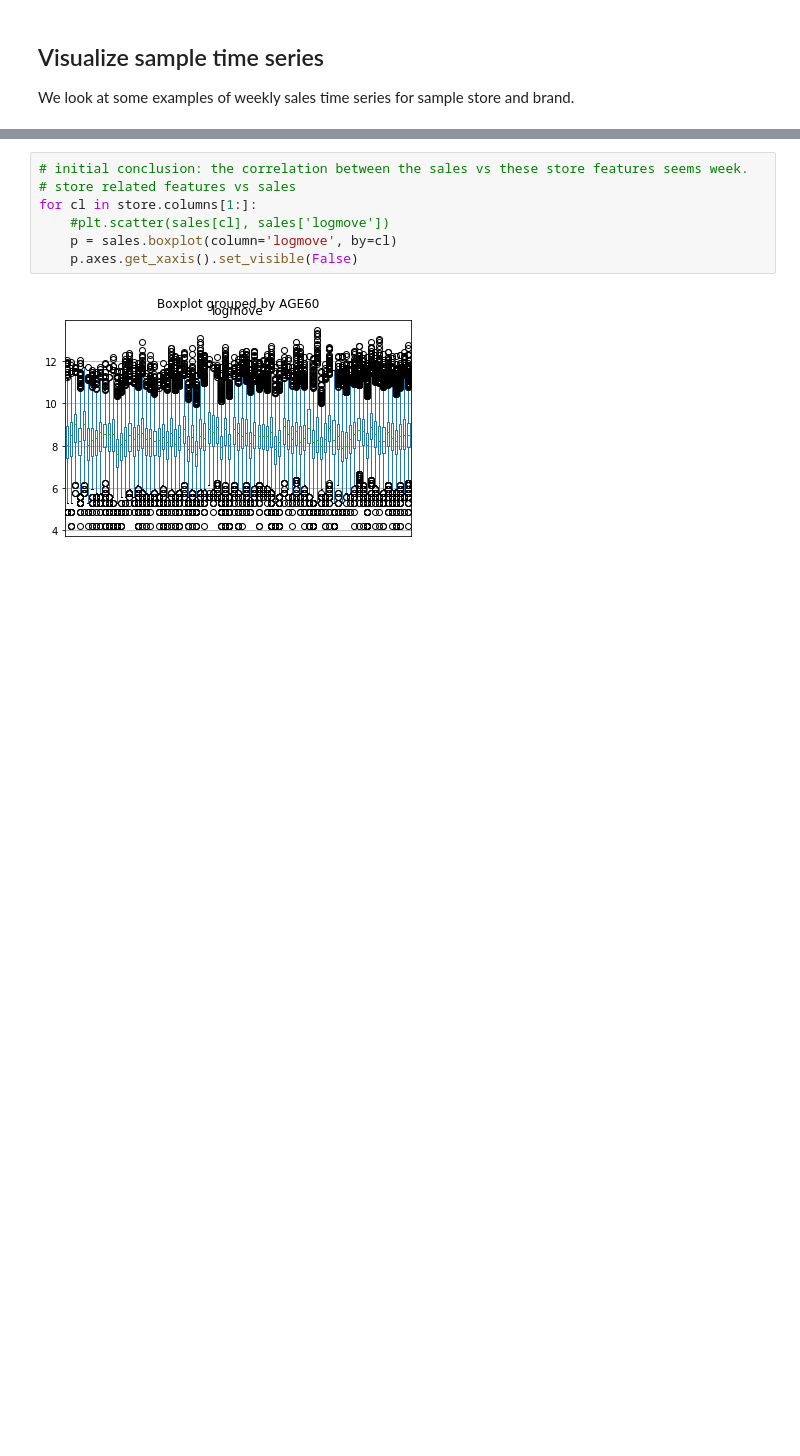
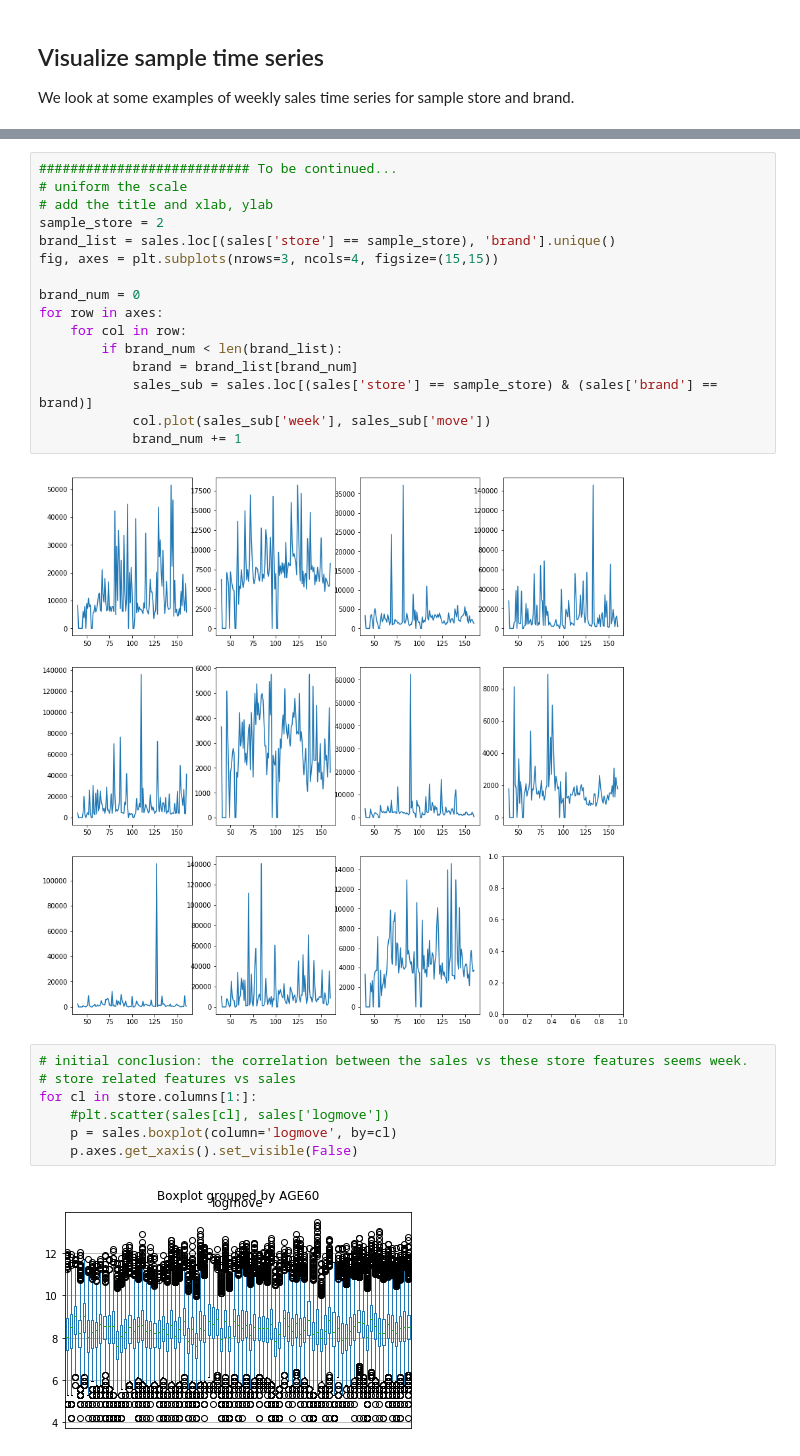
Before and after one commit to sdonohoo/forecasting, a Jupyter notebook: retail_sales/OrangeJuice_Pt_3Weeks_Weekly/data_explore/explore_oj_data_python.ipynb, the cells around one changed output, grey strips where cells are left out. Drawn from its saved outputs; the diff is of its cells as text; blank space fills up the shorter version.

```diff
--- a/retail_sales/OrangeJuice_Pt_3Weeks_Weekly/data_explore/explore_oj_data_python.ipynb
+++ b/retail_sales/OrangeJuice_Pt_3Weeks_Weekly/data_explore/explore_oj_data_python.ipynb
@@ -120,3 +120,21 @@ ggplot(sales_sub, aes(week, move), dpi=800) + geom_line(color='blue') + geom_poi
+# %%
+########################### To be continued...
+# uniform the scale
+# add the title and xlab, ylab
+sample_store = 2
+brand_list = sales.loc[(sales['store'] == sample_store), 'brand'].unique()
+fig, axes = plt.subplots(nrows=3, ncols=4, figsize=(15,15))
+
+brand_num = 0
+for row in axes:
+    for col in row:
+        if brand_num < len(brand_list):
+            brand = brand_list[brand_num]
+            sales_sub = sales.loc[(sales['store'] == sample_store) & (sales['brand'] == brand)]
+            col.plot(sales_sub['week'], sales_sub['move'])
+            brand_num += 1
+# %% [output]
+[figure, added]
 # %%
 # initial conclusion: the correlation between the sales vs these store features seems week.
 # store related features vs sales
```
Also changed, not shown: parts of 5 cells of this notebook.
